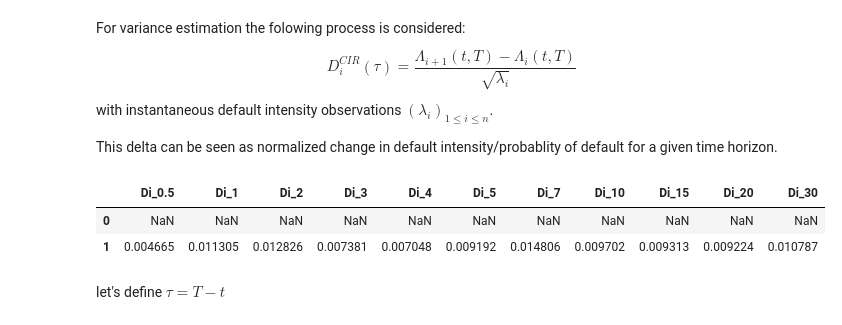
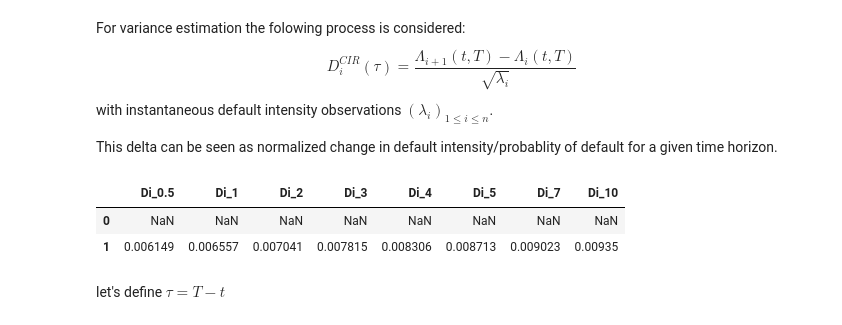
Before and after one commit to Felhaba/Modelling, a Jupyter notebook: CreditCalibration_Vol.ipynb, the cells around one changed output. Cells and saved outputs as stored; diff of their text form; code cells hidden in the pictures.

```diff
--- a/CreditCalibration_Vol.ipynb
+++ b/CreditCalibration_Vol.ipynb
@@ -25,0 +35,2 @@ df_egypt.head(3)
+# %%
+n_obs = df_egypt.shape[0] + 1
@@ -25,0 +57,4 @@ df_egypt.head(3)
+# %%
+df_w = pd.DataFrame()
+df_w['weights'] = [x/(n_obs*1.1) for x in range(1, n_obs)]
+df_w['dates'] = df_egypt['dates']
@@ -25,0 +77,3 @@ df_egypt.head(3)
+# %%
+for i in df_egypt.columns[1::]:
+  df_egypt[i] = df_egypt[i] * df_w['weights'] #df_egypt[i] / (df_egypt[i].max() - df_egypt[i].min())
@@ -26,3 +92,6 @@ df_egypt.head(3)
+# %%
+#store the number of columns (will be used in computing delta)
+n_col = len(df_egypt.columns)
 # %%
 df_egypt['dates'] = pd.to_datetime(df_egypt['dates'], format='%m/%d/%Y')
 # %%
@@ -39,16 +108,16 @@ This delta can be seen as normalized change in default intensity/probablity of d
 # %%
 #D_i CIR by pillar
 df_egypt_di = pd.DataFrame()
 
-for i in df_egypt.columns[1:12]:
+for i in df_egypt.columns[1:n_col]:
   name = 'Di_' + i
   df_egypt_di[name] = df_egypt[i].diff()/np.sqrt(df_egypt[i].shift(1))
 
 df_egypt_di.head(2)
 # %% [output]
-|  | Di_0.5 | Di_1 | Di_2 | Di_3 | Di_4 | Di_5 | Di_7 | Di_10 | Di_15 | Di_20 | Di_30 |
-| 0 | NaN | NaN | NaN | NaN | NaN | NaN | NaN | NaN | NaN | NaN | NaN |
-| 1 | 0.004665 | 0.011305 | 0.012826 | 0.007381 | 0.007048 | 0.009192 | 0.014806 | 0.009702 | 0.009313 | 0.009224 | 0.010787 |
+|  | Di_0.5 | Di_1 | Di_2 | Di_3 | Di_4 | Di_5 | Di_7 | Di_10 |
+| 0 | NaN | NaN | NaN | NaN | NaN | NaN | NaN | NaN |
+| 1 | 0.006149 | 0.006557 | 0.007041 | 0.007815 | 0.008306 | 0.008713 | 0.009023 | 0.00935 |
 # %% [markdown]
 let's define $\tau = T - t$
 # %%
```
Also changed, not shown: parts of 24 cells of this notebook.
